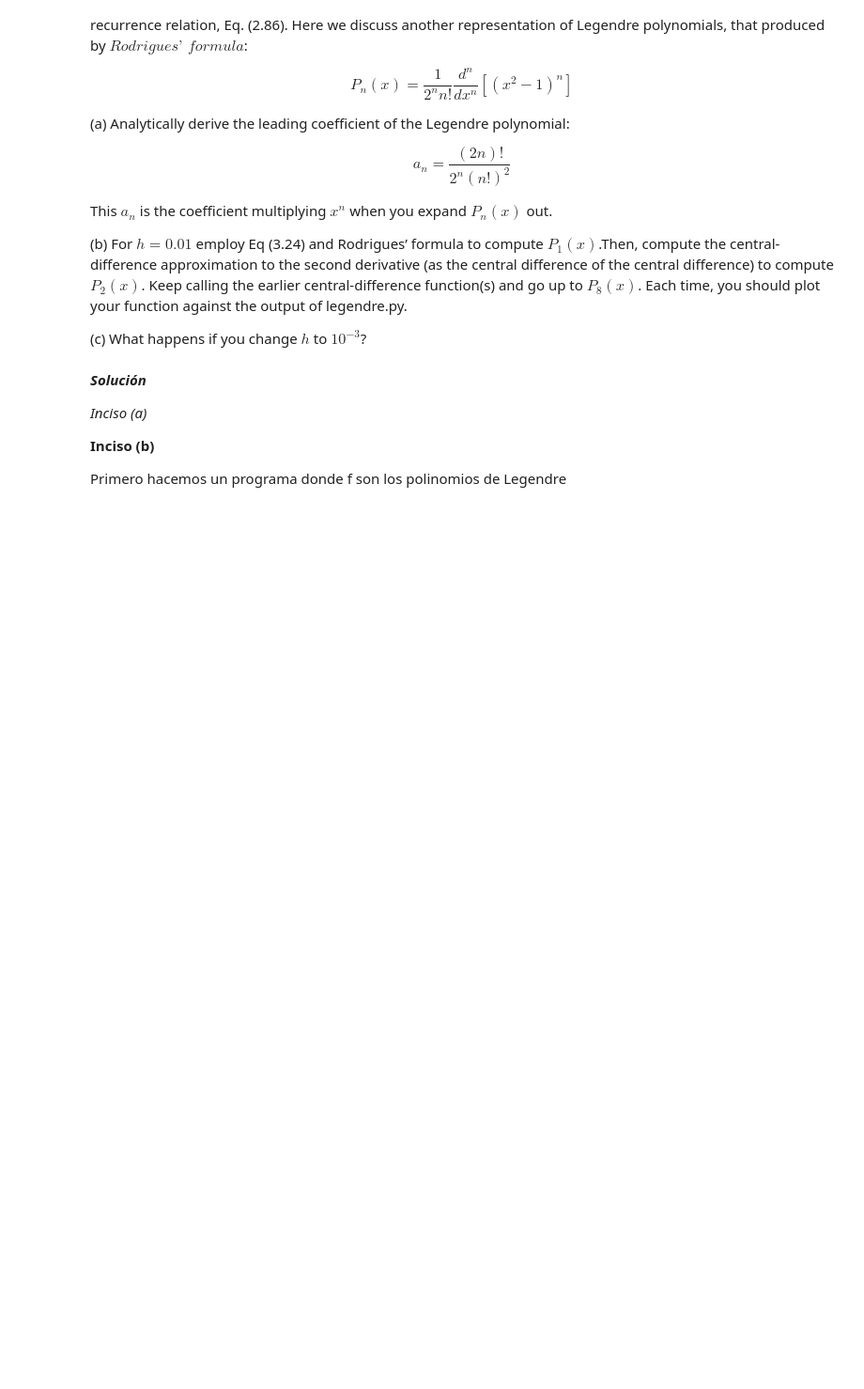
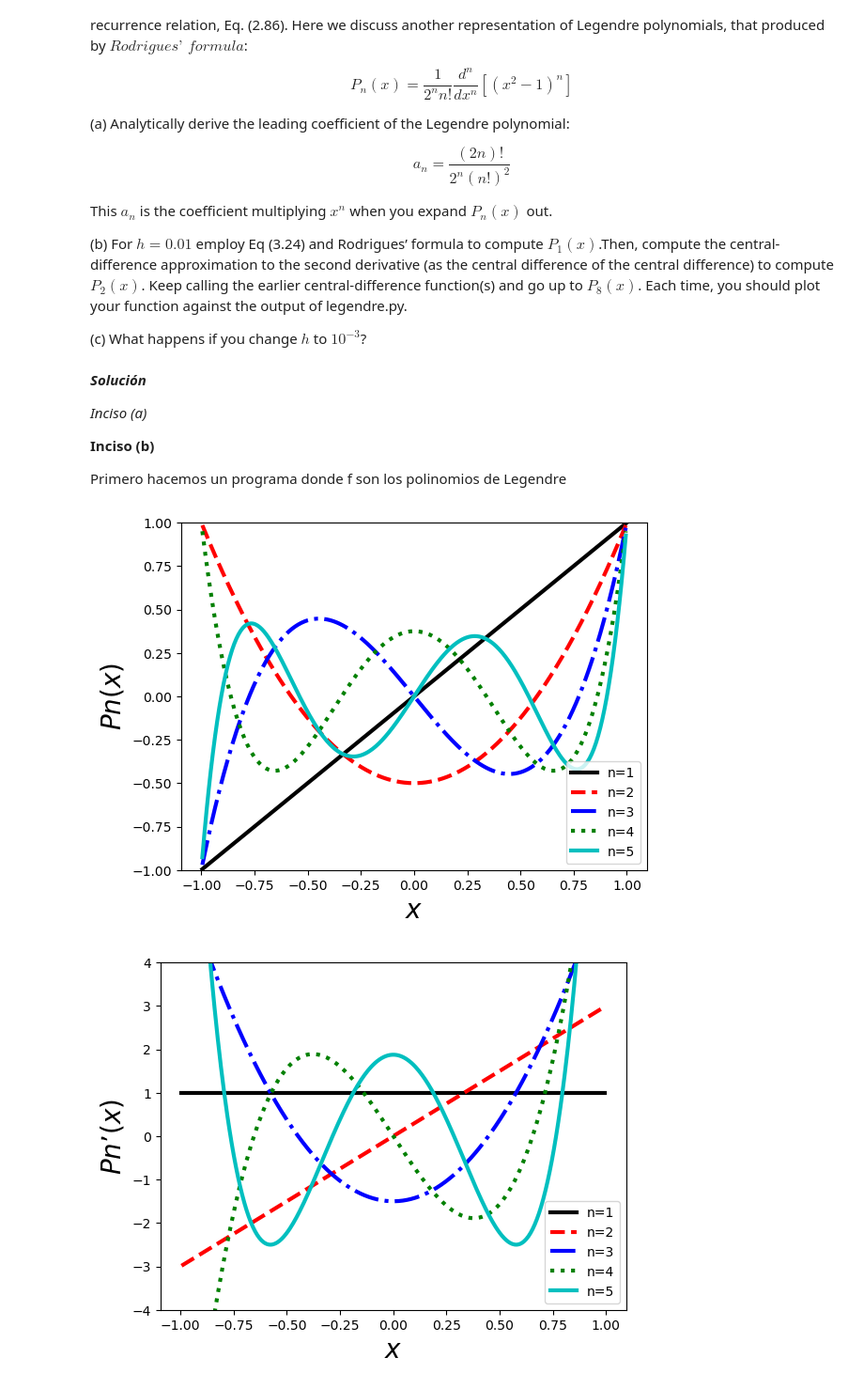
Before and after one commit to Fersv04/Fernanda-MN-2024, a Jupyter notebook: Capitulo 3.ipynb, the cells around one changed output. Shown at 94% size. Cells and saved outputs as stored; diff of their text form; code cells hidden in the pictures; blank space fills up the shorter version.

```diff
--- a/Capitulo 3.ipynb
+++ b/Capitulo 3.ipynb
@@ -166,4 +166,44 @@ This $a_n$ is the coefficient multiplying $x^n$ when you expand $P_n(x)$ out.
 **Inciso (b)**
 
 Primero hacemos un programa donde f son los polinomios de Legendre
+# %%
+def legendre(n,x):
+    if n==0:
+        val2 = 1.
+        dval2 = 0.
+    elif n==1:
+        val2 = x
+        dval2 = 1.
+    else:
+        val0 = 1.; val1 = x
+        for j in range(1,n):
+            val2 = ((2*j+1)*x*val1 - j*val0)/(j+1)
+            val0, val1 = val1, val2
+        dval2 = n*(val0-x*val1)/(1.-x**2)
+    return val2, dval2
+
+def plotlegendre(der,nsteps):
+    plt.xlabel("$x$", fontsize=20)
+
+    dertostr = {0: "$P n(x)$", 1: "$P n’(x)$"}
+    plt.ylabel(dertostr[der], fontsize=20)
+
+    ntomarker = {1: "k-", 2: "r--", 3: "b-.", 4: "g:", 5: "c"}
+    xs = [i/nsteps for i in range(-nsteps+1,nsteps)]
+    for n,marker in ntomarker.items():
+        ys = [legendre(n,x)[der] for x in xs]
+        labstr = "n={0}".format(n)
+        plt.plot(xs, ys, marker, label=labstr, linewidth=3)
+
+    plt.ylim(-3*der-1, 3*der+1)
+    plt.legend(loc=4)
+    plt.show()
+
+if __name__ == "__main__":
+    nsteps = 200
+    plotlegendre(0,nsteps)
+    plotlegendre(1,nsteps)
+# %% [output]
+[figure, added]
+[figure, added]
 # %%
```
Also changed, not shown: parts of 6 cells of this notebook.
